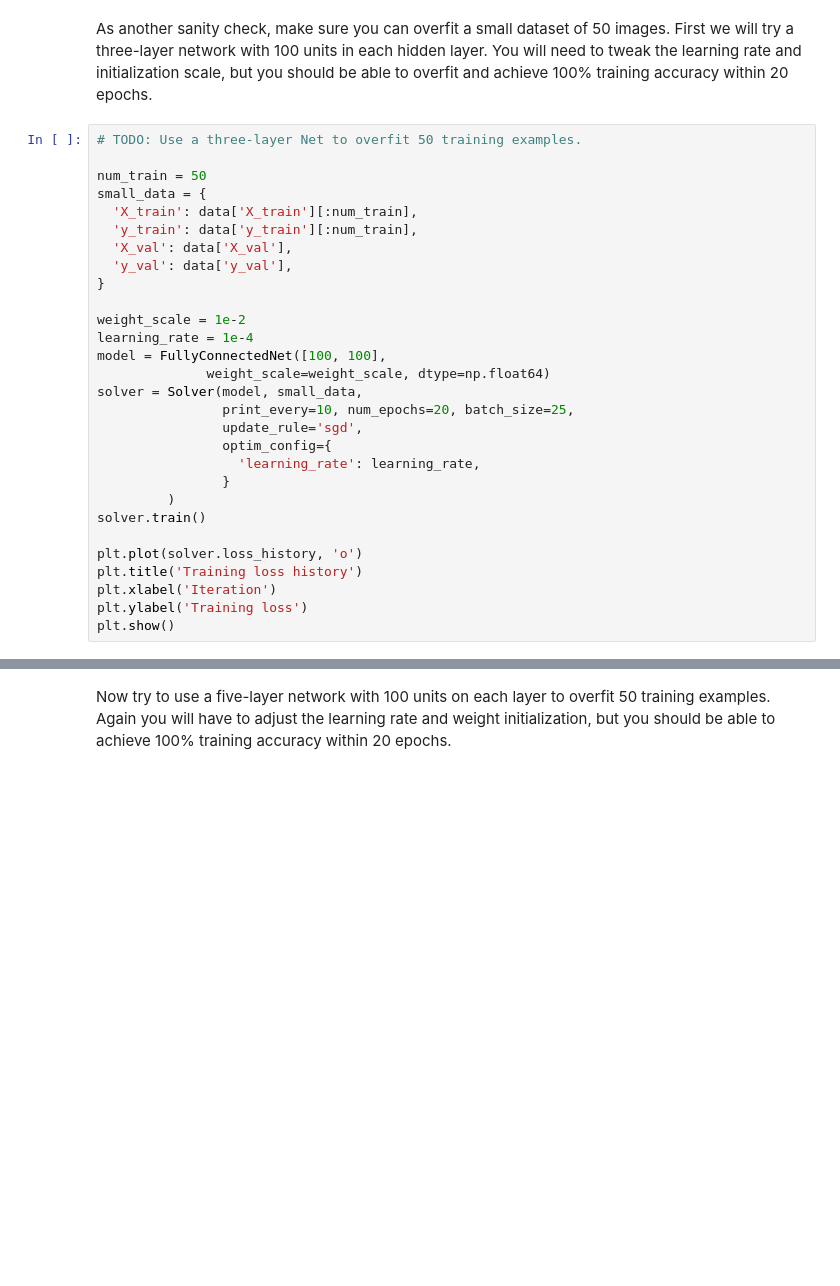
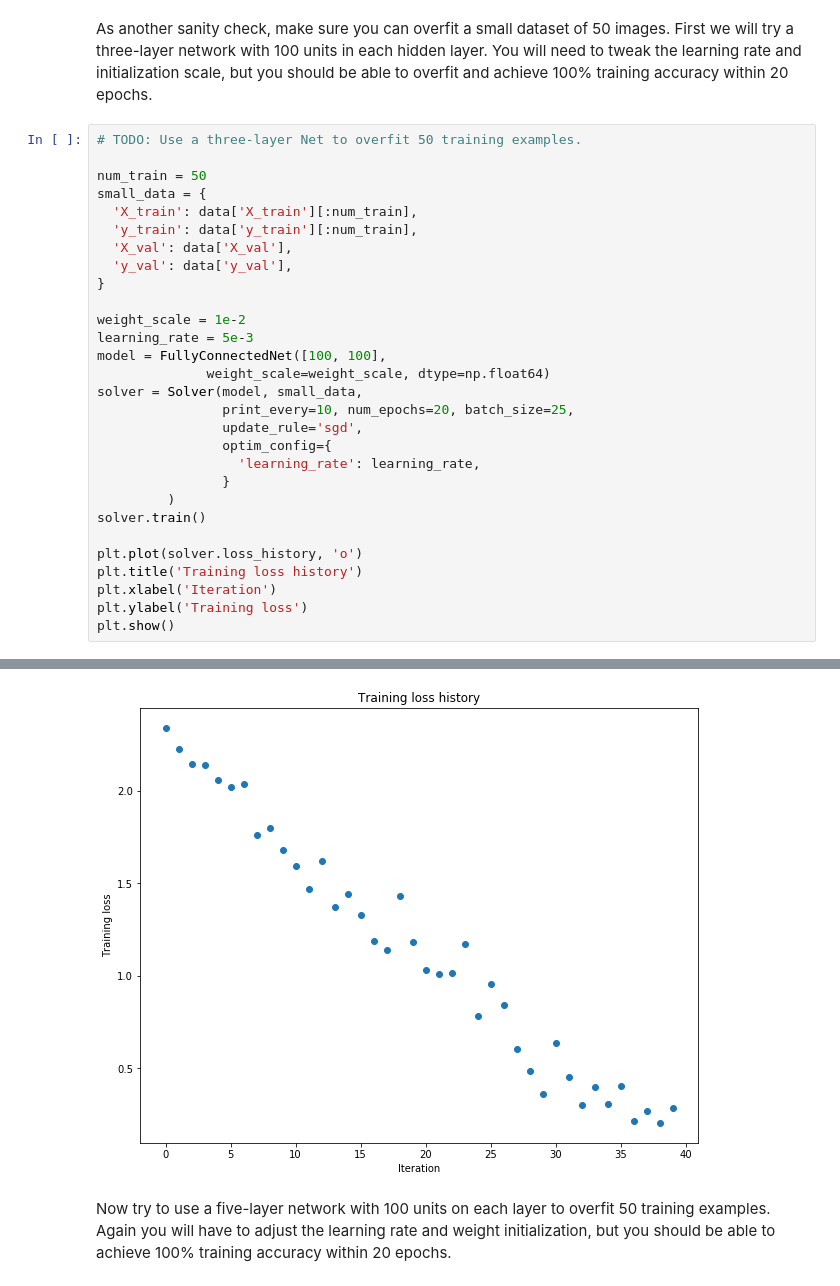
Before and after one commit to YanchengYuan-Paul/CS231N_2017, a Jupyter notebook: assignment2/FullyConnectedNets.ipynb, the cells around one changed output, grey strips where cells are left out. Saved outputs shown, nothing was run; the diff lists cells and outputs as text; blank space fills up the shorter version.

```diff
--- a/assignment2/FullyConnectedNets.ipynb
+++ b/assignment2/FullyConnectedNets.ipynb
@@ -406,7 +423,7 @@ small_data = {
 }
 
 weight_scale = 1e-2
-learning_rate = 1e-4
+learning_rate = 5e-3
 model = FullyConnectedNet([100, 100],
               weight_scale=weight_scale, dtype=np.float64)
 solver = Solver(model, small_data,
@@ -423,3 +440,4 @@ plt.title('Training loss history')
 plt.xlabel('Iteration')
 plt.ylabel('Training loss')
 plt.show()
+# %% [output]
@@ -426,3 +461,4 @@ plt.show()
+[figure, added]
 # %% [markdown]
 Now try to use a five-layer network with 100 units on each layer to overfit 50 training examples. Again you will have to adjust the learning rate and weight initialization, but you should be able to achieve 100% training accuracy within 20 epochs.
 # %%
```
Also changed, not shown: parts of 5 cells of this notebook, 1 other file.
